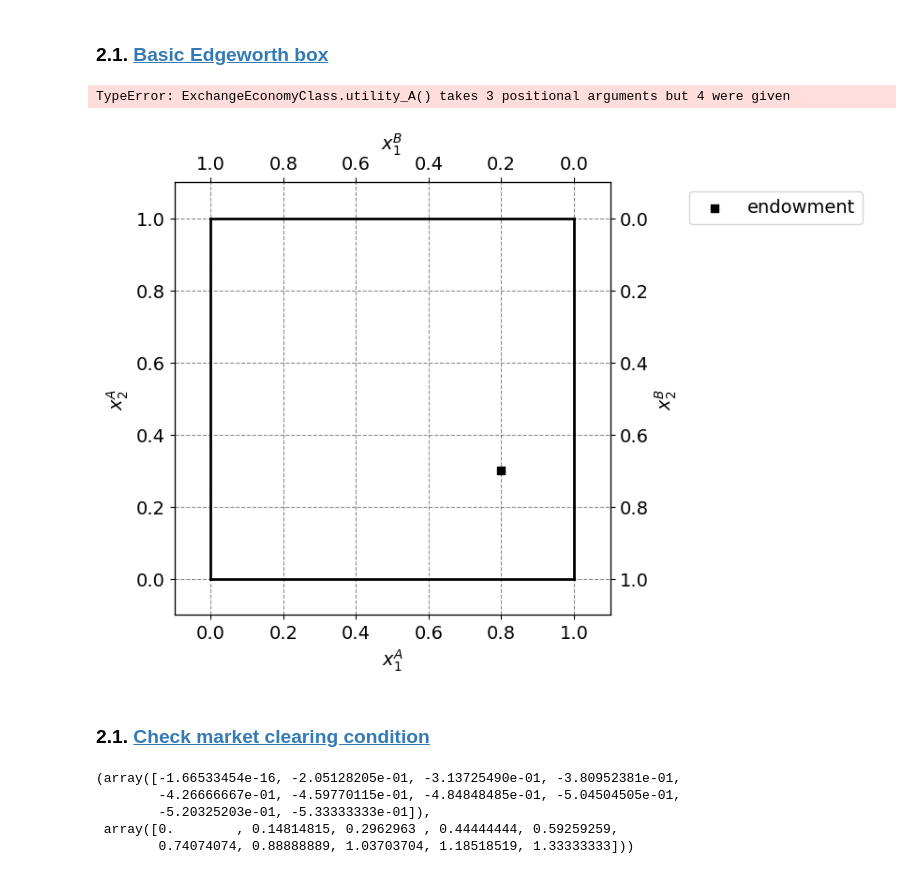
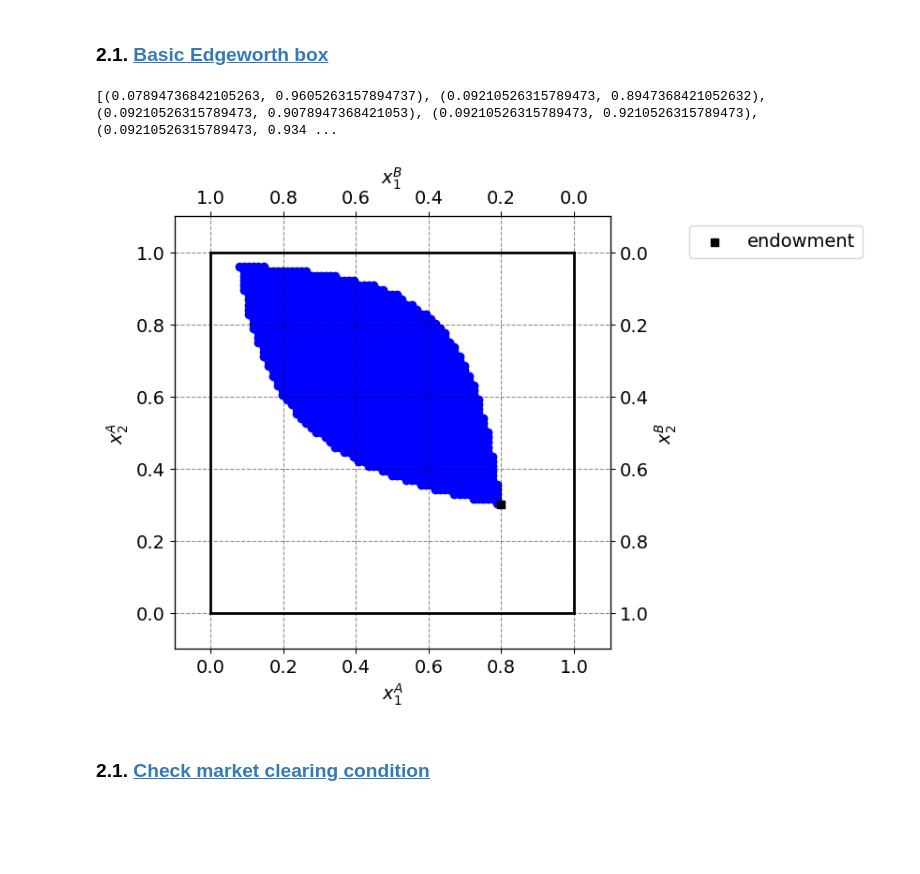
Before and after one commit to NumEconCopenhagen/projects-2024-clara-og-theis, a Jupyter notebook: inauguralproject/InauguralProject2024.ipynb, the cells around one changed output. Cells and saved outputs as stored; diff of their text form; code cells hidden in the pictures; blank space fills up the shorter version.

```diff
--- a/inauguralproject/InauguralProject2024.ipynb
+++ b/inauguralproject/InauguralProject2024.ipynb
@@ -38,9 +38,10 @@ from ExchangeEconomy import ExchangeEconomyClass
 ### 2.1. <a id='toc2_1_'></a>[Basic Edgeworth box](#toc0_)
 # %%
 model = ExchangeEconomyClass()
-result = model.find_pareto_improvements(N1=75, N2=75)
+result = model.find_pareto_improvements(N1=76, N2=76)
+print(result)
 # %% [output]
-TypeError: ExchangeEconomyClass.utility_A() takes 3 positional arguments but 4 were given
+[(0.07894736842105263, 0.9605263157894737), (0.09210526315789473, 0.8947368421052632), (0.09210526315789473, 0.9078947368421053), (0.09210526315789473, 0.9210526315789473), (0.09210526315789473, 0.934 ...
 # %%
 par = model.par
 
@@ -51,42 +52,37 @@ w2bar = 1.0
 # b. figure set up
 fig = plt.figure(frameon=False,figsize=(6,6), dpi=100)
 ax_A = fig.add_subplot(1, 1, 1)
 
 ax_A.set_xlabel("$x_1^A$")
 ax_A.set_ylabel("$x_2^A$")
 
 temp = ax_A.twinx()
 temp.set_ylabel("$x_2^B$")
 ax_B = temp.twiny()
 ax_B.set_xlabel("$x_1^B$")
 ax_B.invert_xaxis()
 ax_B.invert_yaxis()
 
 # A
+# Plotting all pairs of (x1A, x2A) in the Edgeworth box
+for x1A, x2A in result:
+    ax_A.scatter(x1A, x2A, marker='o', color='blue')
+
 ax_A.scatter(par.w1A,par.w2A,marker='s',color='black',label='endowment')
 
 # limits
 ax_A.plot([0,w1bar],[0,0],lw=2,color='black')
 ax_A.plot([0,w1bar],[w2bar,w2bar],lw=2,color='black')
 ax_A.plot([0,0],[0,w2bar],lw=2,color='black')
 ax_A.plot([w1bar,w1bar],[0,w2bar],lw=2,color='black')
 
 ax_A.set_xlim([-0.1, w1bar + 0.1])
 ax_A.set_ylim([-0.1, w2bar + 0.1])
 ax_B.set_xlim([w1bar + 0.1, -0.1])
 ax_B.set_ylim([w2bar + 0.1, -0.1])
 
 ax_A.legend(frameon=True,loc='upper right',bbox_to_anchor=(1.6,1.0));
 # %% [output]
-[figure, old version]
+[figure, new version]
 # %% [markdown]
 ### 2.1. <a id='toc2_1_'></a>[Check market clearing condition](#toc0_)
-# %%
-model = ExchangeEconomyClass()
-model.check_market_clearing(p1 = np.linspace(0.5, 2.5, 10))
-# %% [output]
-(array([-1.66533454e-16, -2.05128205e-01, -3.13725490e-01, -3.80952381e-01,
-        -4.26666667e-01, -4.59770115e-01, -4.84848485e-01, -5.04504505e-01,
-        -5.20325203e-01, -5.33333333e-01]),
- array([0.        , 0.14814815, 0.2962963 , 0.44444444, 0.59259259,
-        0.74074074, 0.88888889, 1.03703704, 1.18518519, 1.33333333]))
```
Also changed, not shown: parts of 1 cell of this notebook, 1 other file.
